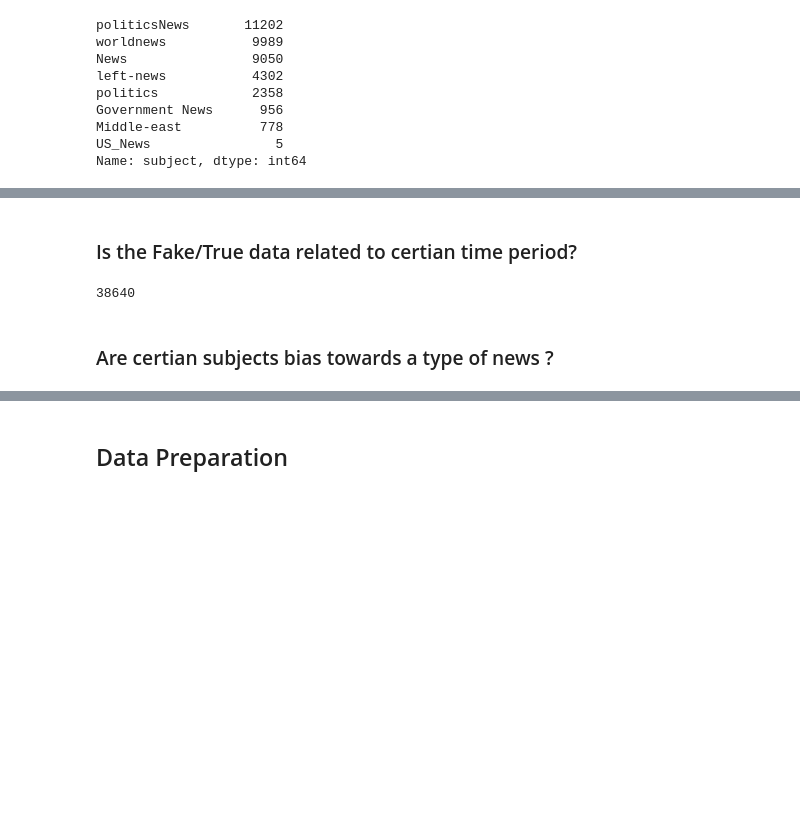
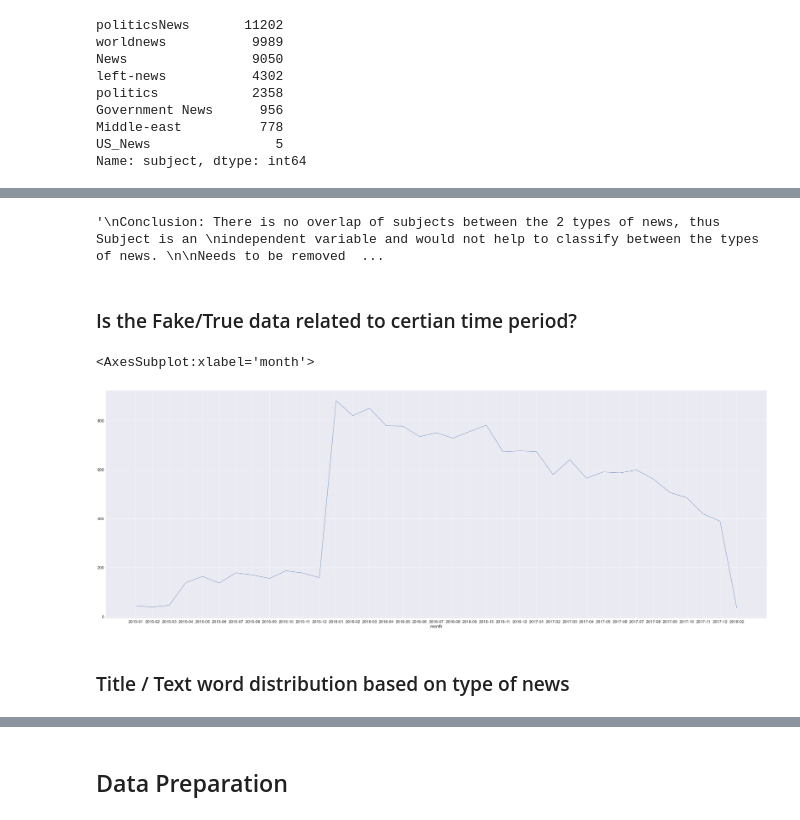
Before and after one commit to DataStroke99/iecoe-sg-technical-interview, a Jupyter notebook: submit/AdityaBhadkamkar_code_test.ipynb, the cells around one changed output, grey strips where cells are left out. Drawn from its saved outputs; the diff is of its cells as text; code cells hidden in the pictures; blank space fills up the shorter version.

```diff
--- a/submit/AdityaBhadkamkar_code_test.ipynb
+++ b/submit/AdityaBhadkamkar_code_test.ipynb
@@ -249,6 +271,12 @@ Needs to be removed later during feature processing.
+# %%
+"""
+Conclusion: There is no overlap of subjects between the 2 types of news, thus Subject is an
+independent variable and would not help to classify between the types of news.
+
+Needs to be removed later during feature processing.
+
+"""
+# %% [output]
+'\nConclusion: There is no overlap of subjects between the 2 types of news, thus Subject is an \nindependent variable and would not help to classify between the types of news. \n\nNeeds to be removed  ...
 # %% [markdown]
 ### Is the Fake/True data related to certian time period?
-# %%
-df['title'].count()
-# %% [output]
-38640
@@ -254,0 +285,15 @@ df['title'].count()
+# %%
+import datetime as dt
+df['year'] = pd.to_datetime(df['date']).dt.to_period('Y')
+df['month'] = pd.to_datetime(df['date']).dt.to_period('m')
+df['month'] = df['month'].astype(str)
+df_temp = df[['month', 'y']]
+df_temp = df_temp.groupby(['month'])['y'].sum()
+# %%
+f, ax = plt.subplots(figsize=(65, 23))
+sns.set_style("darkgrid")
+sns.set(font_scale=2)
+sns.lineplot(x=df_temp.index,y=df_temp.values, data=df_temp)
+# %% [output]
+<AxesSubplot:xlabel='month'>
+[figure, added]
@@ -255,2 +308,2 @@ df['title'].count()
 # %% [markdown]
-### Are certian subjects bias towards a type of news ?
+### Title / Text word distribution based on type of news
```
Also changed, not shown: parts of 46 cells of this notebook.
